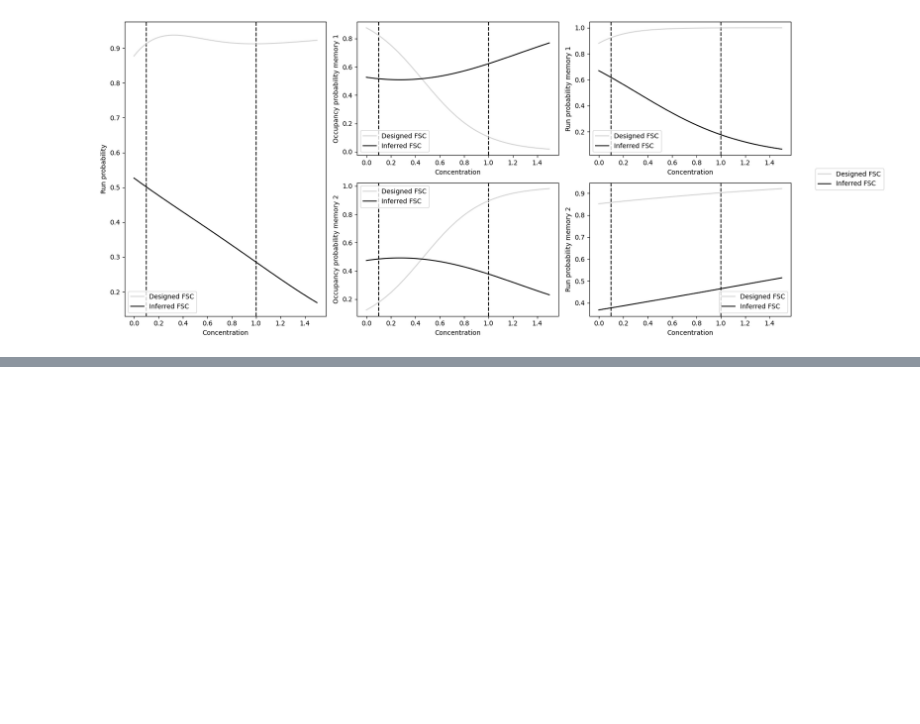
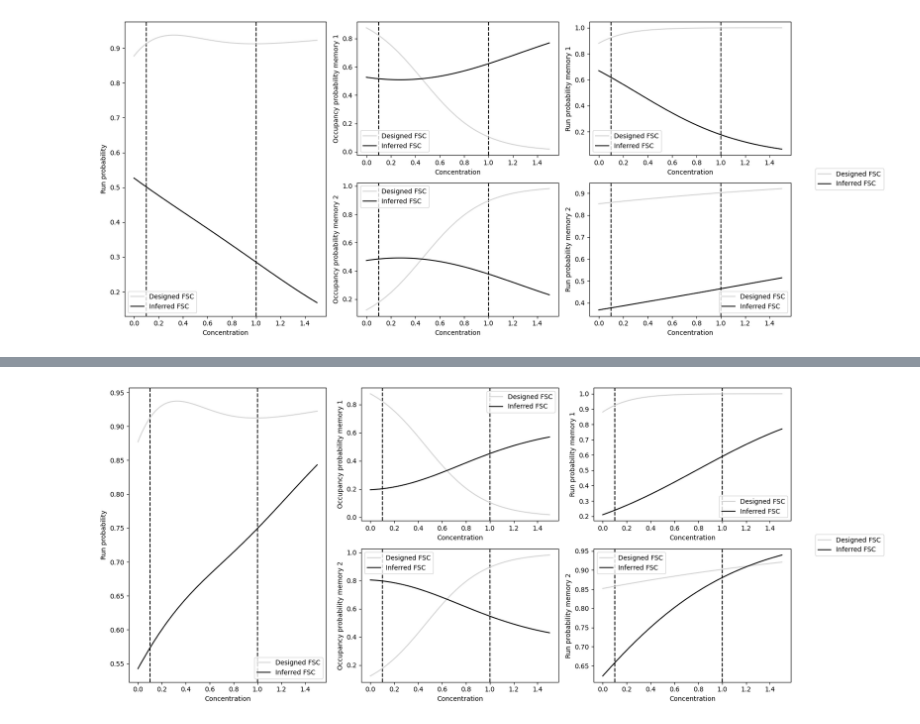
Before and after one commit to giorgionicoletti/InferenceFSCs, a Jupyter notebook: notebooks/new_parametrization_test.ipynb, the cells around one changed output, grey strips where cells are left out. Cells and saved outputs as stored; diff of their text form; code cells hidden in the pictures; blank space fills up the shorter version.

```diff
--- a/notebooks/new_parametrization_test.ipynb
+++ b/notebooks/new_parametrization_test.ipynb
@@ -376,0 +391,56 @@ plt.show()
+# %%
+feature_array_all = np.array([np.ones(100), np.linspace(0, 1.5, 100)])
+# %%
+pActEq_designed, pMemEq_designed, policy_designed = FSC_designed.compute_eq_probability(feature_array_all)
+pActEq_inferred, pMemEq_inferred, policy_inferred = FSC_inferred.compute_eq_probability(feature_array_all)
+# %%
+fig, axs = plt.subplot_mosaic([["run_prob", "pm1", "pi1"],
+                               ["run_prob", "pm2", "pi2"]], figsize=(15, 7))
+
+# Plot run probability
+axs["run_prob"].plot(feature_array_all[1], pActEq_designed[:, 0], label="Designed FSC", c='lightgrey', alpha=1)
+axs["run_prob"].plot(feature_array_all[1], pActEq_inferred[:, 0], label="Inferred FSC", c='black', alpha=1)
+axs["run_prob"].set_xlabel("Concentration")
+axs["run_prob"].set_ylabel("Run probability")
+axs["run_prob"].legend()
+
+# Plot pm1
+axs["pm1"].plot(feature_array_all[1], pMemEq_designed[:, 0], label="Designed FSC", c='lightgrey', alpha=1)
+axs["pm1"].plot(feature_array_all[1], pMemEq_inferred[:, 0], label="Inferred FSC", c='black', alpha=1)
+axs["pm1"].set_xlabel("Concentration")
+axs["pm1"].set_ylabel("Occupancy probability memory 1")
+axs["pm1"].legend()
+
+# Plot pm2
+axs["pm2"].plot(feature_array_all[1], pMemEq_designed[:, 1], label="Designed FSC", c='lightgrey', alpha=1)
+axs["pm2"].plot(feature_array_all[1], pMemEq_inferred[:, 1], label="Inferred FSC", c='black', alpha=1)
+axs["pm2"].set_xlabel("Concentration")
+axs["pm2"].set_ylabel("Occupancy probability memory 2")
+axs["pm2"].legend()
+
+# Plot pi1
+axs["pi1"].plot(feature_array_all[1], policy_designed[:, 0, 0], label="Designed FSC", c='lightgrey', alpha=1)
+axs["pi1"].plot(feature_array_all[1], policy_inferred[:, 0, 0], label="Inferred FSC", c='black', alpha=1)
+axs["pi1"].set_xlabel("Concentration")
+axs["pi1"].set_ylabel("Run probability memory 1")
+axs["pi1"].legend()
+
+# Plot pi2
+axs["pi2"].plot(feature_array_all[1], policy_designed[:, 1, 0], label="Designed FSC", c='lightgrey', alpha=1)
+axs["pi2"].plot(feature_array_all[1], policy_inferred[:, 1, 0], label="Inferred FSC", c='black', alpha=1)
+axs["pi2"].set_xlabel("Concentration")
+axs["pi2"].set_ylabel("Run probability memory 2")
+axs["pi2"].legend()
+
+# Add a single legend on the right
+handles, labels = axs["run_prob"].get_legend_handles_labels()
+fig.legend(handles, labels, loc='center left', bbox_to_anchor=(1.02, 0.5), ncol=1)
+
+for ax in axs.values():
+    ax.axvline(0.1, c='k', ls='--', zorder=-1)
+    ax.axvline(1, c='k', ls='--', zorder=-1)
+
+plt.tight_layout()
+plt.show()
+# %% [output]
+[figure, added]
```
Also changed, not shown: parts of 20 cells of this notebook.
